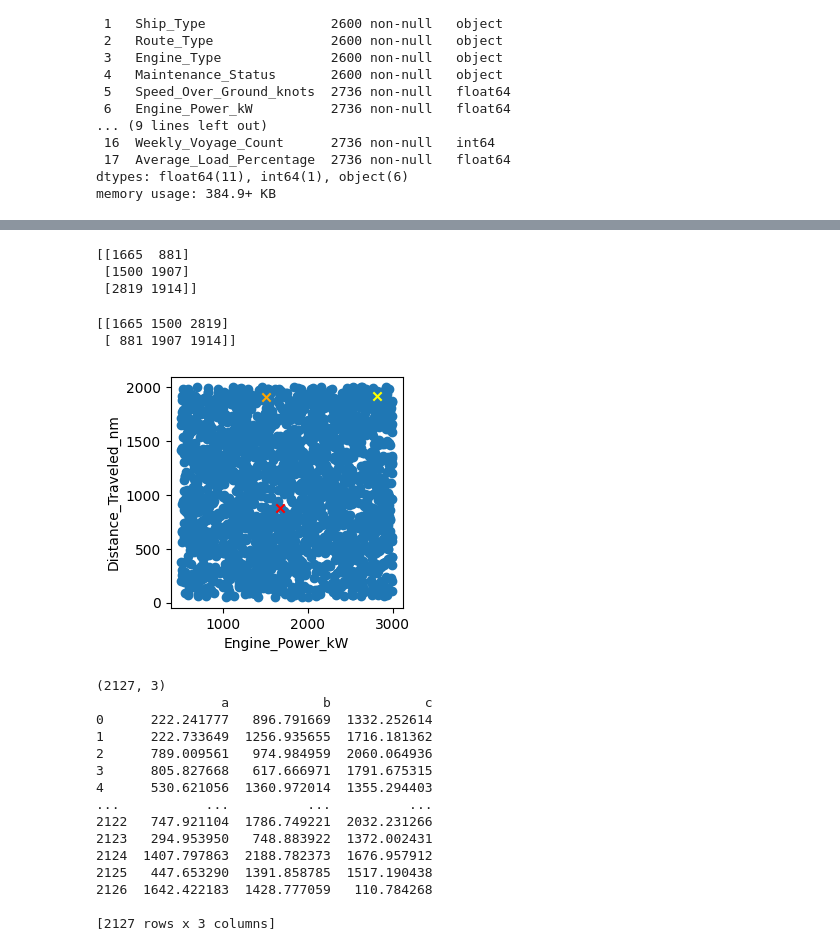
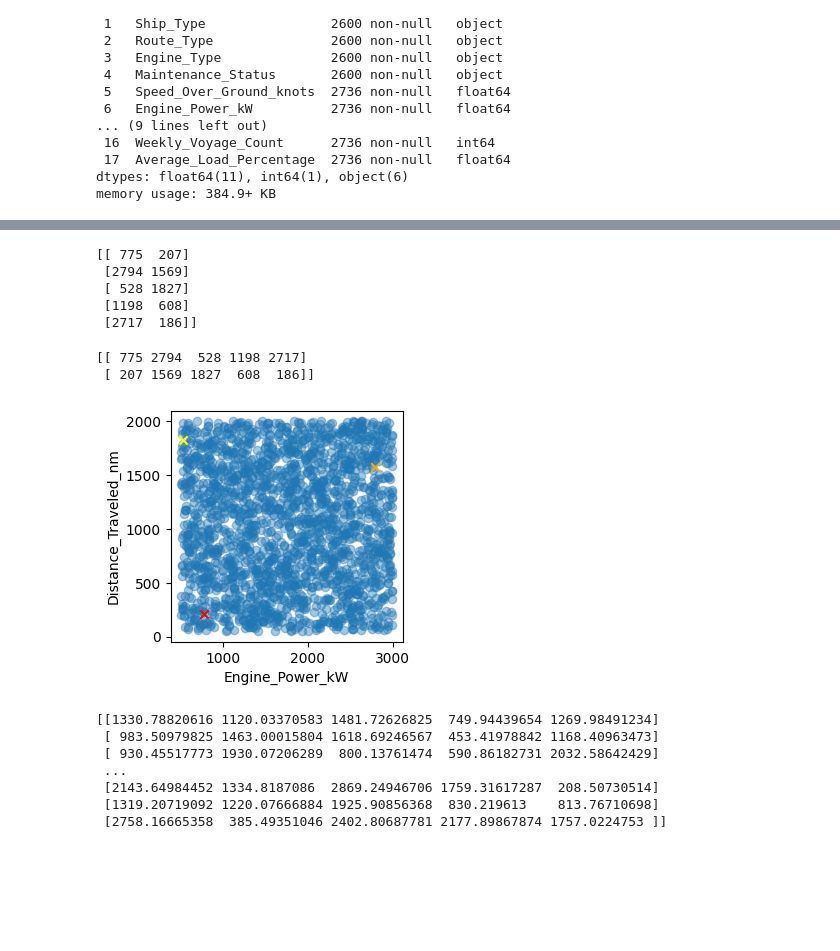
Before and after one commit to Jenloke/ML-K-Means-Clustering, a Jupyter notebook: main.ipynb, the cells around one changed output, grey strips where cells are left out. Drawn from its saved outputs; the diff is of its cells as text; code cells hidden in the pictures; blank space fills up the shorter version.

Commit message:
update indexing and dropna as well as fixed slow plotting, note surpress false warnigns about adding columns to df

```diff
--- a/main.ipynb
+++ b/main.ipynb
@@ -95,11 +41,26 @@ df.corr(numeric_only=True)
+# %%
+# Better Approach
+# ship_table.dropna(inplace=True)
+# ship_table.reset_index(drop=True, inplace=True)
+adjusted_ship_dataset = ship_table.dropna()
+adjusted_ship_dataset = adjusted_ship_dataset.reset_index(drop=True)
+
+# df.info()
+# df.columns
+# df.corr(numeric_only=True)
 # %%
 # feature to use
 # 6 && 7 && 10
+
 feature1 = 'Engine_Power_kW'
 feature2 = 'Distance_Traveled_nm'
 feature3 = 'Cargo_Weight_tons'
 
-newdf = df[[feature1, feature2, feature3]]
-newdf.head()
+# n_centroid = np.array([np.nan for _ in range(adjusted_ship_dataset.shape[0])])
+
+k_mean_df = adjusted_ship_dataset[[feature1, feature2, feature3]]
+# k_mean_df['n_centroid'] = np.nan
+
+k_mean_df.tail()
 # %% [output]
 |  | Engine_Power_kW | Distance_Traveled_nm | Cargo_Weight_tons |
@@ -132,40 +95,41 @@ newdf.head()
 # %%
 def randompoint(feature):
-  min = newdf[feature].min()
-  max = newdf[feature].max()
+  min = k_mean_df[feature].min()
+  max = k_mean_df[feature].max()
   # print(min, max)
   return random.randint(min.astype(np.int64), max.astype(np.int64))
 
-centroids = np.array([[randompoint(feature1), randompoint(feature2)] for _ in range(3)])
+number_centroids = 5
+centroids = np.array([[randompoint(feature1), randompoint(feature2)] for _ in range(number_centroids)])
 
 print(centroids)
 # %% [output]
-[[1665  881]
- [1500 1907]
- [2819 1914]]
+[[ 775  207]
+ [2794 1569]
+ [ 528 1827]
+ [1198  608]
+ [2717  186]]
 # %%
 transposed_centroids = centroids.T
 print(transposed_centroids)
 
 # k = 3
 fig, ax = plt.subplots(figsize=(3, 3))
-ax.scatter(newdf[feature1], df[feature2])
+ax.scatter(k_mean_df[feature1], k_mean_df[feature2], alpha=0.4)
 # ax.scatter(transposed_centroids[0], transposed_centroids[1], color='red', marker='x')
 
 ax.scatter(centroids[0][0], centroids[0][1], color='red', marker='x')
 ax.scatter(centroids[1][0], centroids[1][1], color='orange', marker='x')
 ax.scatter(centroids[2][0], centroids[2][1], color='yellow', marker='x')
 
 ax.set_xlabel(feature1)
 ax.set_ylabel(feature2)
 plt.show()
 # %% [output]
-[[1665 1500 2819]
- [ 881 1907 1914]]
+[[ 775 2794  528 1198 2717]
+ [ 207 1569 1827  608  186]]
-[figure, old version]
+[figure, new version]
 # %%
-print(newdf.shape)
-
 # to be a function
 # def distance():
 #   return math.dist()
@@ -173,24 +137,17 @@ print(newdf.shape)
 # distances_centroids = [[newdf[feature1][x], newdf[feature2][x]] for x in range(newdf.shape[0])]
 # distances_centroids = [[newdf.iloc[x][feature1], newdf.iloc[x][feature2]] for x in range(newdf.shape[0])]
 # distances_centroids = np.array([[math.dist([newdf.iloc[x][feature1], newdf.iloc[x][feature2]], [centroids[y][0], centroids[y][1]]) for y in range(len(centroids))] for x in range(newdf.shape[0])])
-distances_centroids = pd.DataFrame([[math.dist([newdf.iloc[x][feature1], newdf.iloc[x][feature2]], [centroid[0], centroid[1]]) for centroid in centroids] for x in range(newdf.shape[0])], columns=['a','b','c'])
 # distances_centroids = [x for x in range(len(newdf))]
+
+distances_centroids = np.array([[math.dist([k_mean_df.iloc[x][feature1], k_mean_df.iloc[x][feature2]], [centroid[0], centroid[1]]) for centroid in centroids] for x in range(k_mean_df.shape[0])])
 print(distances_centroids)
 # %% [output]
-(2127, 3)
-                a            b            c
-0      222.241777   896.791669  1332.252614
-1      222.733649  1256.935655  1716.181362
-2      789.009561   974.984959  2060.064936
-3      805.827668   617.666971  1791.675315
-4      530.621056  1360.972014  1355.294403
-...           ...          ...          ...
-2122   747.921104  1786.749221  2032.231266
-2123   294.953950   748.883922  1372.002431
-2124  1407.797863  2188.782373  1676.957912
-2125   447.653290  1391.858785  1517.190438
-2126  1642.422183  1428.777059   110.784268
-
-[2127 rows x 3 columns]
+[[1330.78820616 1120.03370583 1481.72626825  749.94439654 1269.98491234]
+ [ 983.50979825 1463.00015804 1618.69246567  453.41978842 1168.40963473]
+ [ 930.45517773 1930.07206289  800.13761474  590.86182731 2032.58642429]
+ ...
+ [2143.64984452 1334.8187086  2869.24946706 1759.31617287  208.50730514]
+ [1319.20719092 1220.07666884 1925.90856368  830.219613    813.76710698]
+ [2758.16665358  385.49351046 2402.80687781 2177.89867874 1757.0224753 ]]
 # %%
 # old solution but does not have centroid information
```
Also changed, not shown: parts of 12 cells of this notebook.
